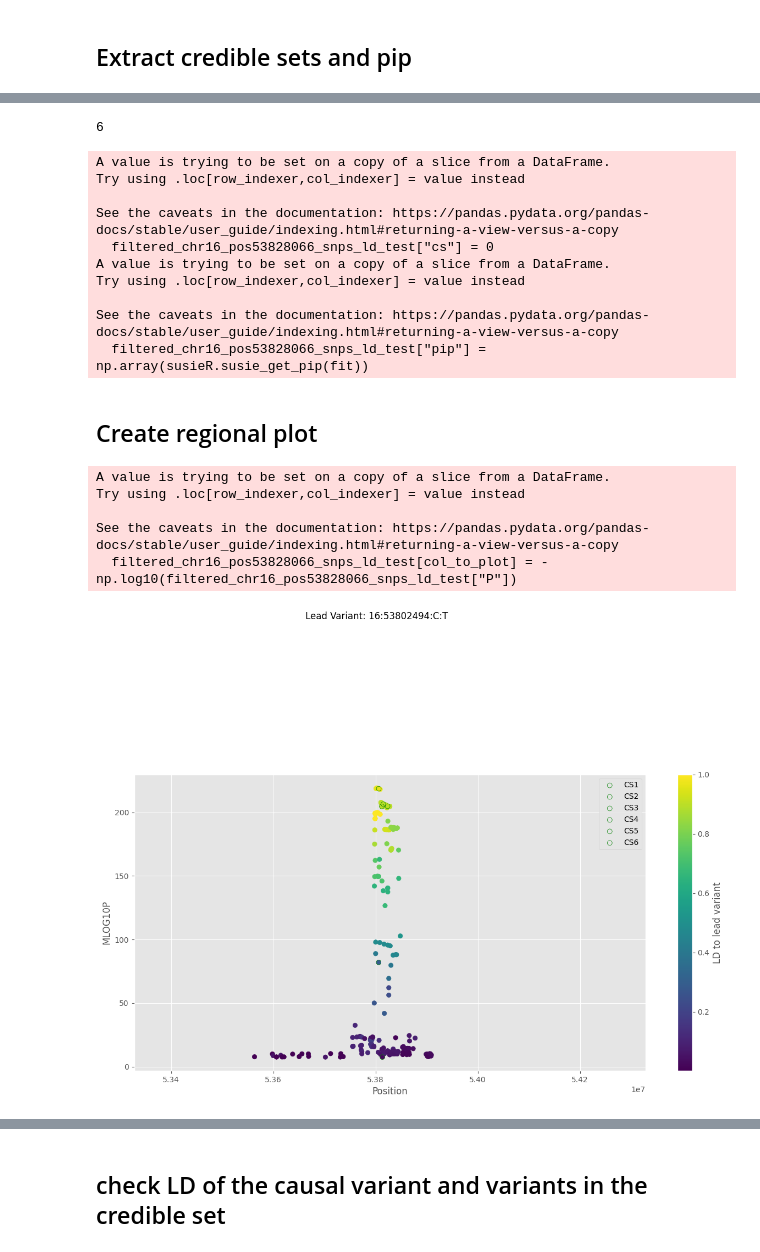
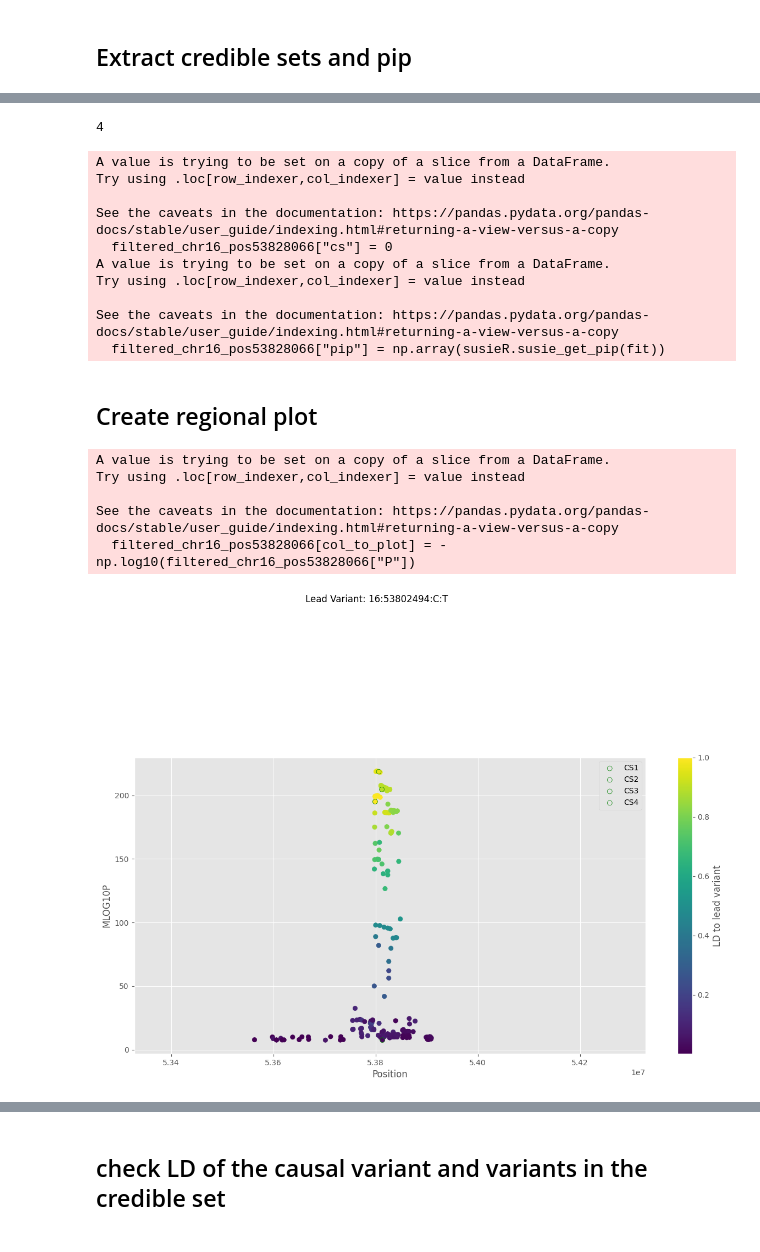
Before and after one commit to Edilawit-Manaye/hypothesis-generation_demo, a Jupyter notebook: notebooks/finemapping_susie/ALL_chr_updated_hg19.ipynb, the cells around one changed output, grey strips where cells are left out. Saved outputs shown, nothing was run; the diff lists cells and outputs as text; code cells hidden in the pictures.

```diff
--- a/notebooks/finemapping_susie/ALL_chr_updated_hg19.ipynb
+++ b/notebooks/finemapping_susie/ALL_chr_updated_hg19.ipynb
@@ -641,0 +555,4 @@ r-2
+# %%
+eigvals = np.linalg.eigvalsh(R_df)
+min_eigval = eigvals.min()
+print(min_eigval)
@@ -642,9 +561,13 @@ r-2
+# %%
+if min_eigval < 0:
+    eps = 1e-5
+    R_df += np.eye(R_df.shape[0]) * eps
 # %%
 ro.r('set.seed(321)')
 fit = susieR.susie_rss(
-    bhat = filtered_chr16_pos53828066_snps_ld_test["beta"].values.reshape(len(R_df), 1),
-    shat = filtered_chr16_pos53828066_snps_ld_test["se"].values.reshape(len(R_df), 1),
+    bhat = filtered_chr16_pos53828066["beta"].values.reshape(len(R_df), 1),
+    shat = filtered_chr16_pos53828066["se"].values.reshape(len(R_df), 1),
     R = R_df,
-    L = 1,
+    L = 5,
     n = 359983
 )
@@ -687,28 +596,28 @@ $requested_coverage
 [1] 0.95
 # %%
 
-filtered_chr16_pos53828066_snps_ld_test["cs"] = 0
+filtered_chr16_pos53828066["cs"] = 0
 n_cs = len(susieR.susie_get_cs(fit, coverage = 0.95, min_abs_corr = 0.5, Xcorr = R_df)[0])
 print(n_cs)
 credible_sets = susieR.susie_get_cs(fit, coverage=0.95, min_abs_corr=0.5, Xcorr=R_df)[0]
 
 for i in range(n_cs):
     cs_index = credible_sets[i]
-    filtered_chr16_pos53828066_snps_ld_test.loc[np.array(cs_index)-1, "cs"] = i + 1
+    filtered_chr16_pos53828066.loc[np.array(cs_index)-1, "cs"] = i + 1
 
-filtered_chr16_pos53828066_snps_ld_test["pip"] = np.array(susieR.susie_get_pip(fit))
+filtered_chr16_pos53828066["pip"] = np.array(susieR.susie_get_pip(fit))
 # %% [output]
-6
+4
 A value is trying to be set on a copy of a slice from a DataFrame.
 Try using .loc[row_indexer,col_indexer] = value instead
 
 See the caveats in the documentation: https://pandas.pydata.org/pandas-docs/stable/user_guide/indexing.html#returning-a-view-versus-a-copy
-  filtered_chr16_pos53828066_snps_ld_test["cs"] = 0
+  filtered_chr16_pos53828066["cs"] = 0
 A value is trying to be set on a copy of a slice from a DataFrame.
 Try using .loc[row_indexer,col_indexer] = value instead
 
 See the caveats in the documentation: https://pandas.pydata.org/pandas-docs/stable/user_guide/indexing.html#returning-a-view-versus-a-copy
-  filtered_chr16_pos53828066_snps_ld_test["pip"] = np.array(susieR.susie_get_pip(fit))
+  filtered_chr16_pos53828066["pip"] = np.array(susieR.susie_get_pip(fit))
 # %% [markdown]
 ## Create regional plot
 # %%
@@ -716,46 +625,46 @@ plt.style.use("ggplot")
 fig, ax = plt.subplots(nrows=1, ncols=1, figsize=(15, 7))
 
 col_to_plot = "MLOG10P"
-filtered_chr16_pos53828066_snps_ld_test[col_to_plot] = -np.log10(filtered_chr16_pos53828066_snps_ld_test["P"])
+filtered_chr16_pos53828066[col_to_plot] = -np.log10(filtered_chr16_pos53828066["P"])
 
 p = ax.scatter(
-    filtered_chr16_pos53828066_snps_ld_test["POS"],
-    filtered_chr16_pos53828066_snps_ld_test[col_to_plot],
-    c=ld2[filtered_chr16_pos53828066_snps_ld_test["P"].idxmin()]
+    filtered_chr16_pos53828066["POS"],
+    filtered_chr16_pos53828066[col_to_plot],
+    c=ld2[filtered_chr16_pos53828066["P"].idxmin()]
 )
 
-lead_x = filtered_chr16_pos53828066_snps_ld_test.loc[filtered_chr16_pos53828066_snps_ld_test["P"].idxmin(), "POS"]
-lead_y = filtered_chr16_pos53828066_snps_ld_test.loc[filtered_chr16_pos53828066_snps_ld_test["P"].idxmin(), col_to_plot]
+lead_x = filtered_chr16_pos53828066.loc[filtered_chr16_pos53828066["P"].idxmin(), "POS"]
+lead_y = filtered_chr16_pos53828066.loc[filtered_chr16_pos53828066["P"].idxmin(), col_to_plot]
 
 ax.annotate(
-    f"Lead Variant: {filtered_chr16_pos53828066_snps_ld_test.loc[filtered_chr16_pos53828066_snps_ld_test['P'].idxmin(), 'SNPID']}",
+    f"Lead Variant: {filtered_chr16_pos53828066.loc[filtered_chr16_pos53828066['P'].idxmin(), 'SNPID']}",
     (lead_x, lead_y),
     textcoords="offset points", xytext=(0, lead_y + 2), ha='center', fontsize=12
 )
 
 credible_sets = susieR.susie_get_cs(fit, coverage=0.95, min_abs_corr=0.5, Xcorr=R_df)[0]
 
 n_cs = len(credible_sets)
 for i in range(n_cs):
     cs_index = credible_sets[i]
-    pos = filtered_chr16_pos53828066_snps_ld_test.loc[np.array(cs_index) - 1, "POS"]
-    y = filtered_chr16_pos53828066_snps_ld_test.loc[np.array(cs_index) - 1, col_to_plot]
+    pos = filtered_chr16_pos53828066.loc[np.array(cs_index) - 1, "POS"]
+    y = filtered_chr16_pos53828066.loc[np.array(cs_index) - 1, col_to_plot]
 
     ax.scatter(pos, y, marker='o', s=40, label=f"CS{i+1}", edgecolors="green", facecolors="none")
 
 plt.colorbar(p, label="LD to lead variant")
 ax.set_xlabel("Position")
 ax.set_ylabel(col_to_plot)
 ax.set_xlim((53328066, 54328066))
 plt.legend()
 plt.show()
 # %% [output]
 A value is trying to be set on a copy of a slice from a DataFrame.
 Try using .loc[row_indexer,col_indexer] = value instead
 
 See the caveats in the documentation: https://pandas.pydata.org/pandas-docs/stable/user_guide/indexing.html#returning-a-view-versus-a-copy
-  filtered_chr16_pos53828066_snps_ld_test[col_to_plot] = -np.log10(filtered_chr16_pos53828066_snps_ld_test["P"])
+  filtered_chr16_pos53828066[col_to_plot] = -np.log10(filtered_chr16_pos53828066["P"])
-[figure, old version]
+[figure, new version]
 # %%
 plt.style.use("ggplot")
 fig, ax = plt.subplots(nrows=1, ncols=1, figsize=(15, 7))
```
Also changed, not shown: parts of 50 cells of this notebook.
